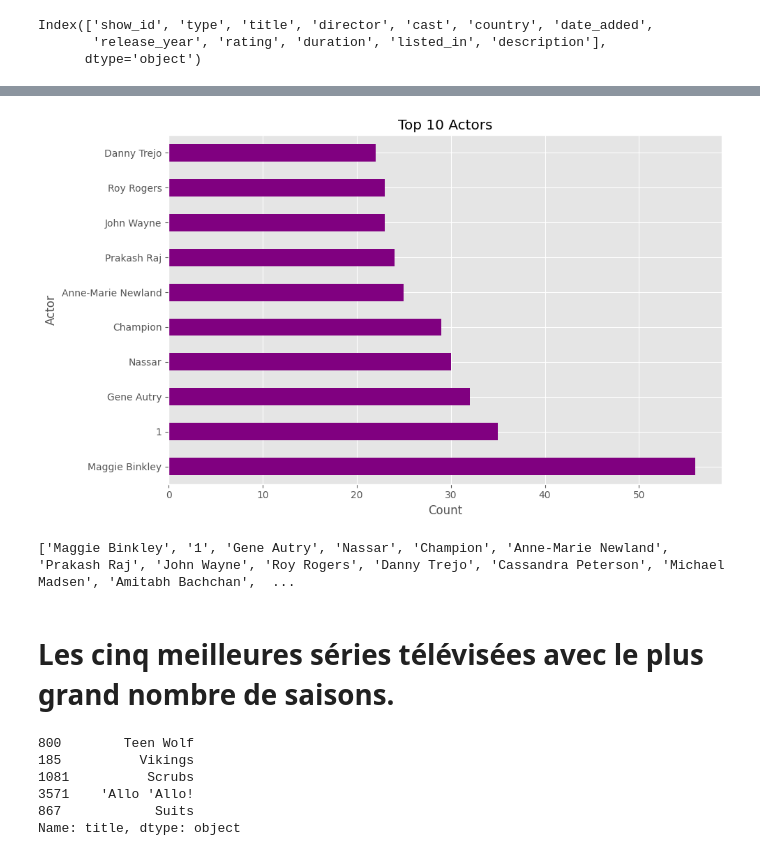
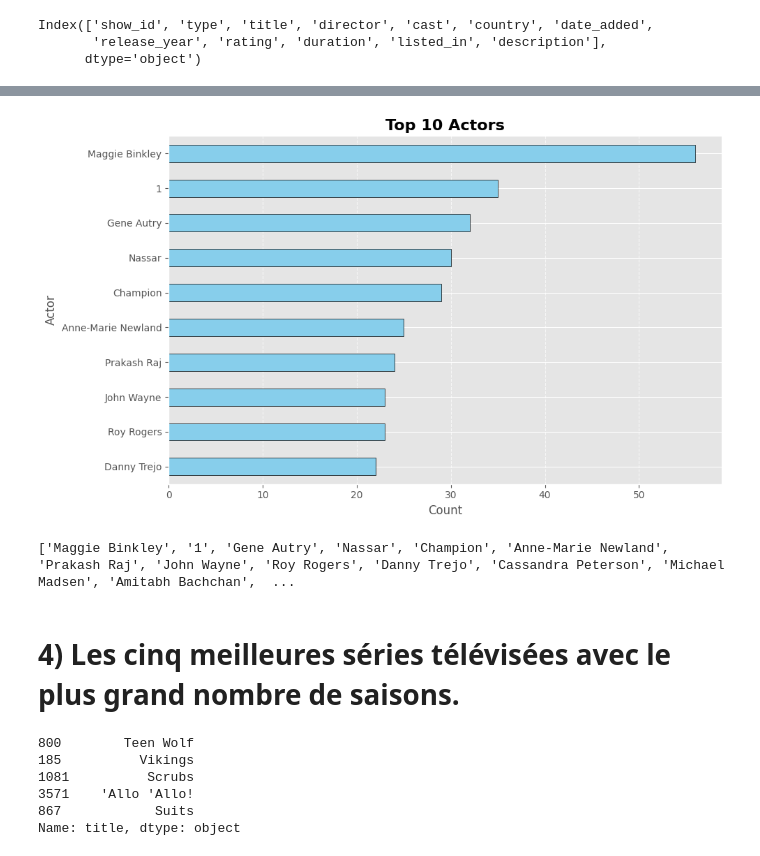
Before and after one commit to Rzn-Mohamed/analyse, a Jupyter notebook: G1.ipynb, the cells around one changed output, grey strips where cells are left out. Drawn from its saved outputs; the diff is of its cells as text; code cells hidden in the pictures.

```diff
--- a/G1.ipynb
+++ b/G1.ipynb
@@ -80,23 +84,27 @@ plt.show()
 # %%
 actors = data['cast'].str.split(', ', expand=True).stack().value_counts()
 res = actors.head(10)
 
 plt.figure(figsize=(10, 6))
-res.plot(kind='barh', color='purple')
-plt.title('Top 10 Actors')
-plt.xlabel('Count')
-plt.ylabel('Actor')
+res.plot(kind='barh', color='skyblue', edgecolor='black')
+plt.title('Top 10 Actors', fontsize=16, fontweight='bold')
+plt.xlabel('Count', fontsize=12)
+plt.ylabel('Actor', fontsize=12)
+plt.xticks(fontsize=10)
+plt.yticks(fontsize=10)
+plt.grid(axis='x', linestyle='--', alpha=0.7)
+plt.gca().invert_yaxis()
 plt.tight_layout()
 plt.show()
 # %% [output]
-[figure, old version]
+[figure, new version]
 # %%
 #believe it or not kayn actor smito 1 wla m3rt ana mklkh
 print(actors.index.tolist())
 # %% [output]
 ['Maggie Binkley', '1', 'Gene Autry', 'Nassar', 'Champion', 'Anne-Marie Newland', 'Prakash Raj', 'John Wayne', 'Roy Rogers', 'Danny Trejo', 'Cassandra Peterson', 'Michael Madsen', 'Amitabh Bachchan',  ...
 # %% [markdown]
-# Les cinq meilleures séries télévisées avec le plus grand nombre de saisons.
+# 4) Les cinq meilleures séries télévisées avec le plus grand nombre de saisons.
 # %%
 tvShows = data[data['type'] == 'TV Show']
 tvShows = tvShows.sort_values('duration', ascending=False).head(5)
```
Also changed, not shown: parts of 6 cells of this notebook.
